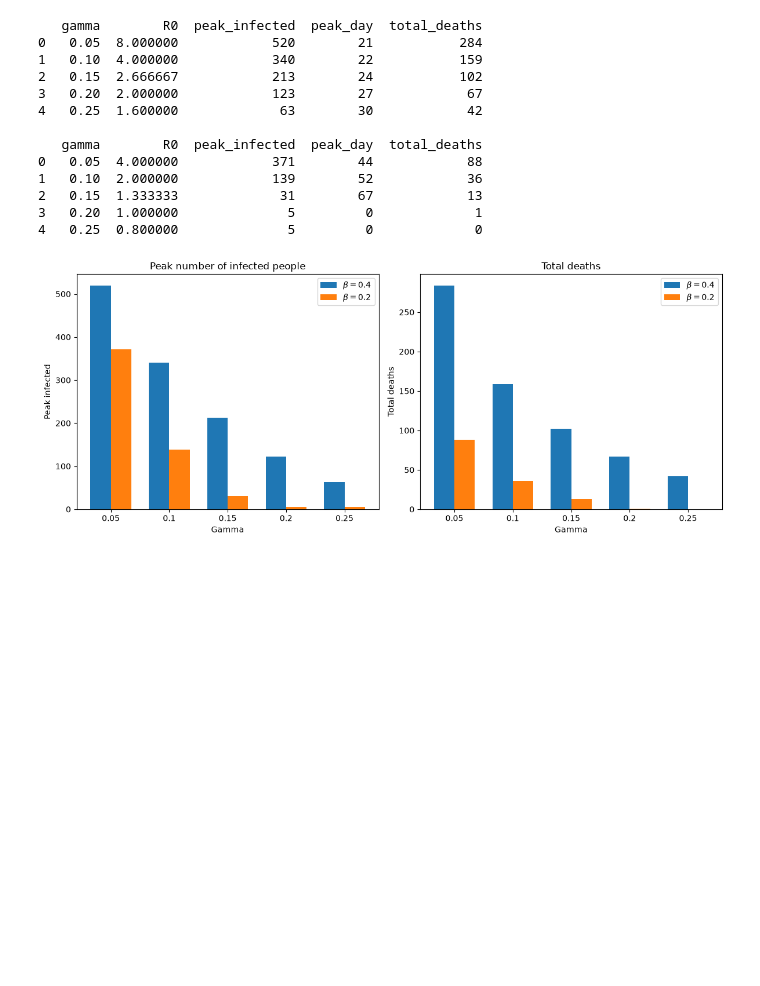
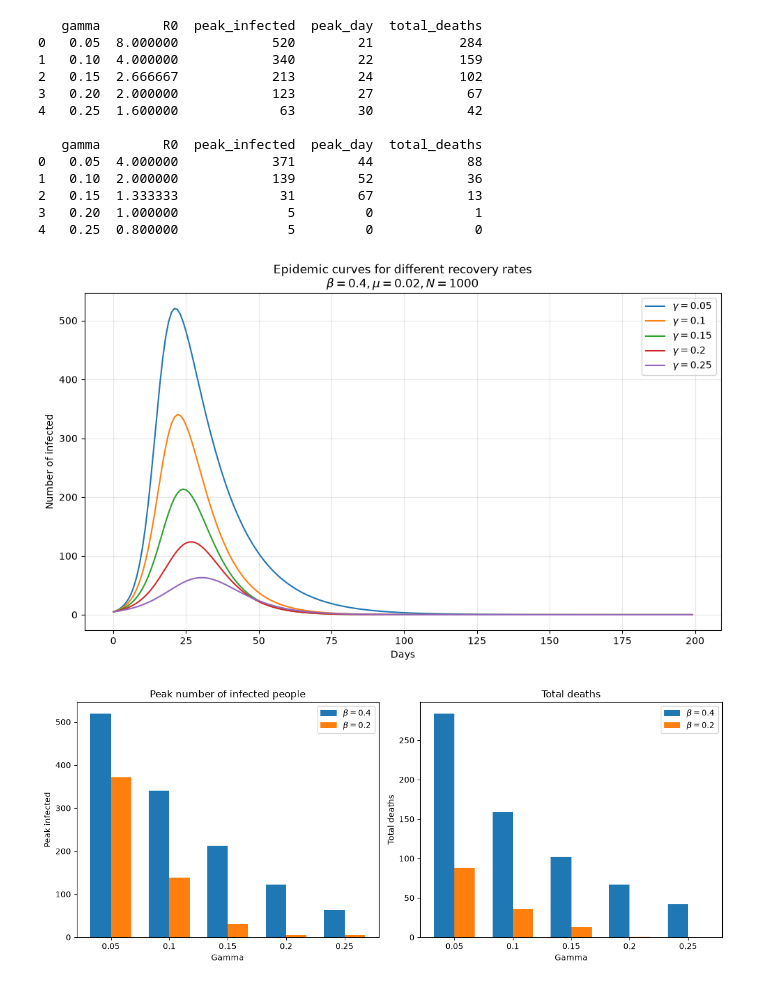
Before and after one commit to orange-pine/MSMBS_group_9, a Jupyter notebook: Assignment1/analysis.ipynb, the cells around one changed output. Cells and saved outputs as stored; diff of their text form; code cells hidden in the pictures; blank space fills up the shorter version.

Commit message:
feat: plot infection rates across different gamma

```diff
--- a/Assignment1/analysis.ipynb
+++ b/Assignment1/analysis.ipynb
@@ -54,6 +56,8 @@ def analyze_recovery_rates(beta, mu, N, I0, simulation_days):
     D0 = 0
     y0 = [S0, I0, R0, D0]
 
+    I_curves = [] # store the I curves for plottinig later
+
     for i,gamma in enumerate(gamma_values):
         sol = odeint(sird_model,y0,t,args=(beta, gamma, mu))
         S, I, R, D = sol.T
@@ -64,11 +68,11 @@ def analyze_recovery_rates(beta, mu, N, I0, simulation_days):
         total_deaths = int(D[-1])
 
         output.loc[i] = {'gamma': gamma, 'R0': R0, 'peak_infected': peak_infected, 'peak_day': peak_day, 'total_deaths': total_deaths}
+        I_curves.append(I)
+    return output, I_curves
 
-    return output
-
-
-print(analyze_recovery_rates(0.3,0.1,1000, 10, 200))
+output, I_curves = analyze_recovery_rates(0.3,0.1,1000, 10, 200)
+print(output)
 # %% [output]
    gamma   R0  peak_infected  peak_day  total_deaths
 0   0.05  6.0            158        29           533
@@ -78,10 +82,10 @@ print(analyze_recovery_rates(0.3,0.1,1000, 10, 200))
 4   0.25  1.2             10         0            16
 # %%
 # Scenario 1 (high transmition): beta=0.4, mu=0.02, N=1000, I0=5, simulation_days=200
-scenario1 = analyze_recovery_rates(0.4,0.02,1000, 5, 200)
+scenario1, I_curves1 = analyze_recovery_rates(0.4,0.02,1000, 5, 200)
 
 # Scenario 2 (low transmition): beta=0.2, mu=0.005, N=1000, I0=5, simulation_days=200
-scenario2 = analyze_recovery_rates(0.2,0.005,1000, 5, 200)
+scenario2, I_curves2 = analyze_recovery_rates(0.2,0.005,1000, 5, 200)
 
 print(scenario1)
 print()
@@ -100,6 +104,23 @@ print(scenario2)
 2   0.15  1.333333             31        67            13
 3   0.20  1.000000              5         0             1
 4   0.25  0.800000              5         0             0
+# %%
+def plot_infected_curves(I_curves, gamma_values, beta, mu, N, simulation_days):
+    t = np.linspace(0, simulation_days - 1, simulation_days)
+    plt.figure(figsize=(10, 6))
+    for i, gamma in enumerate(gamma_values):
+        plt.plot(t, I_curves[i], label=r"$\gamma = {gamma}$".format(gamma=gamma))
+    plt.xlabel('Days')
+    plt.ylabel('Number of infected')
+    plt.title('Epidemic curves for different recovery rates\n' + r'$\beta={beta}, \mu={mu}, N={N}$'.format(beta=beta, mu=mu, N=N))
+    plt.legend()
+    plt.grid(True, alpha=0.3)
+    plt.tight_layout()
+    plt.show()
+
+plot_infected_curves(I_curves1, [0.05, 0.1, 0.15, 0.2, 0.25], 0.4, 0.02, 1000, 200)
+# %% [output]
+[figure, added]
 # %%
 import numpy as np
 import matplotlib.pyplot as plt
```
Also changed, not shown: parts of 1 cell of this notebook.
